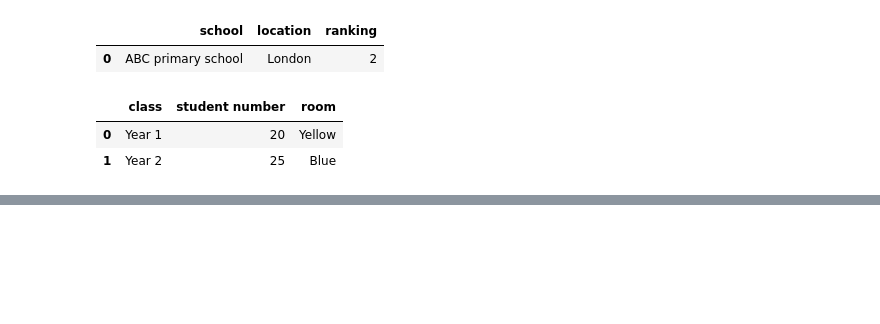
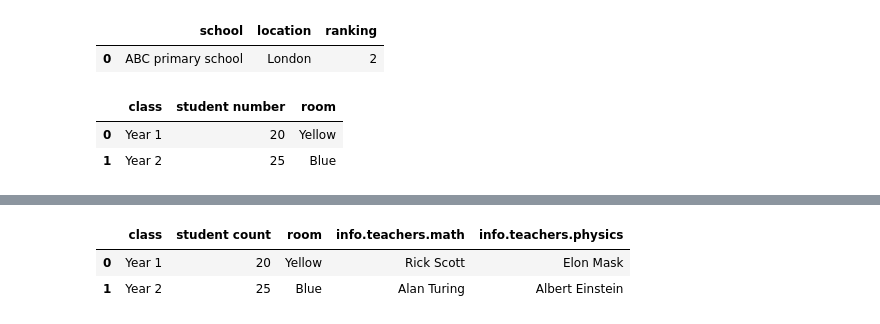
Before and after one commit to erikgqp8645/-Pandas-, a Jupyter notebook: 其他杂项文件/读取结构化数据.ipynb, the cells around one changed output, grey strips where cells are left out. Cells and saved outputs as stored; diff of their text form; code cells hidden in the pictures; blank space fills up the shorter version.

```diff
--- a/其他杂项文件/读取结构化数据.ipynb
+++ b/其他杂项文件/读取结构化数据.ipynb
@@ -120,0 +134,31 @@ df
+# %%
+# 解析一个有多层数据的Json对象列表
+json_list = [
+    {
+        'class': 'Year 1',
+        'student count': 20,
+        'room': 'Yellow',
+        'info': {
+            'teachers': {
+                'math': 'Rick Scott',
+                'physics': 'Elon Mask'
+            }
+        }
+    },
+    {
+        'class': 'Year 2',
+        'student count': 25,
+        'room': 'Blue',
+        'info': {
+            'teachers': {
+                'math': 'Alan Turing',
+                'physics': 'Albert Einstein'
+            }
+        }
+    }
+]
+pd.json_normalize(json_list)
+# %% [output]
+|  | class | student count | room | info.teachers.math | info.teachers.physics |
+| 0 | Year 1 | 20 | Yellow | Rick Scott | Elon Mask |
+| 1 | Year 2 | 25 | Blue | Alan Turing | Albert Einstein |
```
Also changed, not shown: parts of 9 cells of this notebook.
